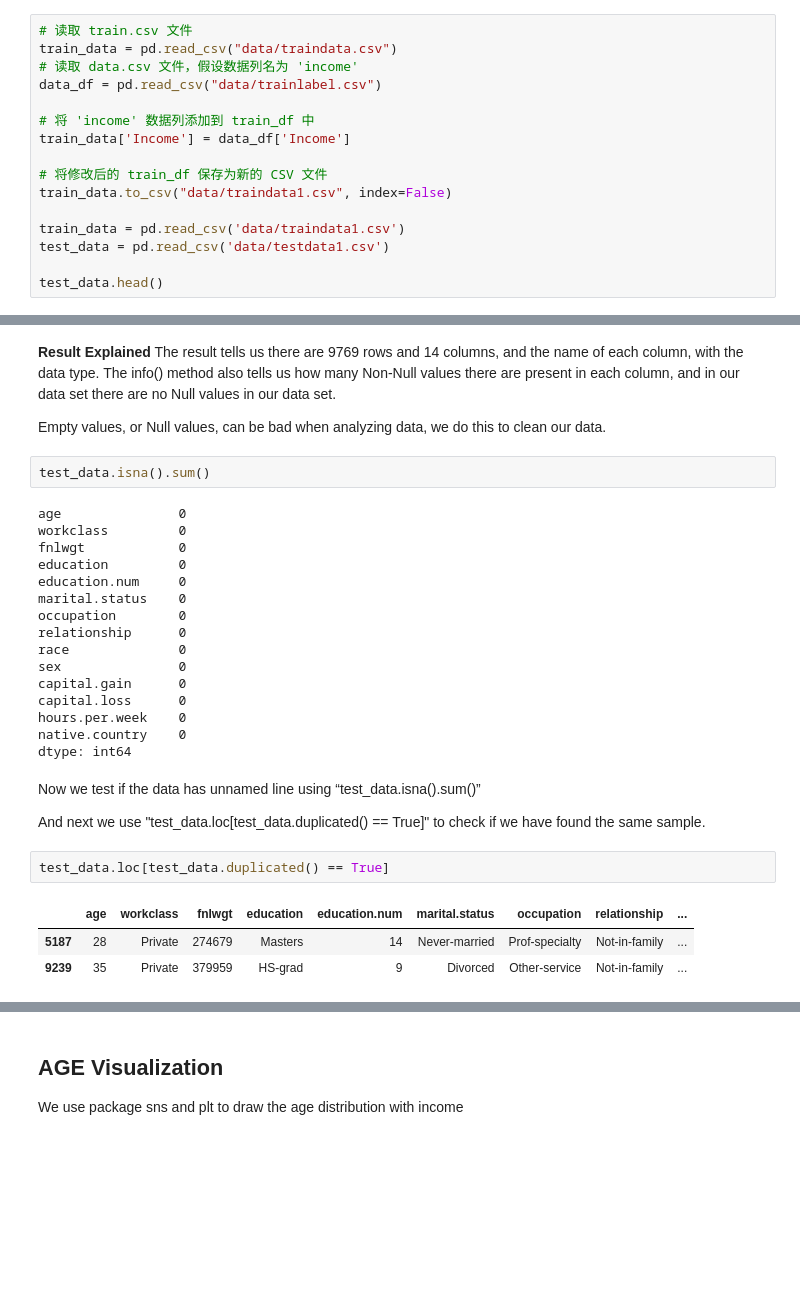
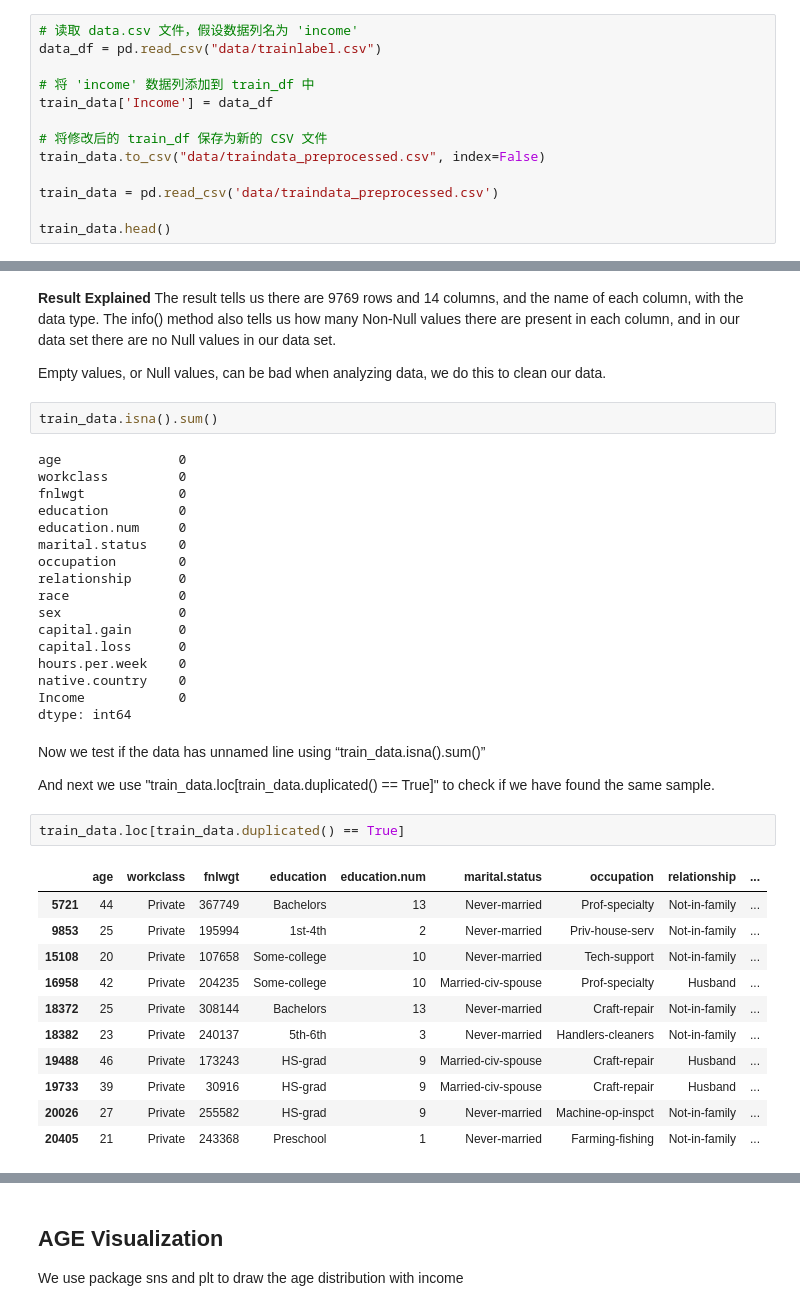
Before and after one commit to Laihb1106205841/CS311-AI-Peoject3-XGBoost, a Jupyter notebook: Visualization.ipynb, the cells around one changed output, grey strips where cells are left out. Drawn from its saved outputs; the diff is of its cells as text; blank space fills up the shorter version.

```diff
--- a/Visualization.ipynb
+++ b/Visualization.ipynb
@@ -24,18 +55,15 @@ We load the data by adding the income line into the csv
 # %%
-# 读取 train.csv 文件
-train_data = pd.read_csv("data/traindata.csv")
 # 读取 data.csv 文件，假设数据列名为 'income'
 data_df = pd.read_csv("data/trainlabel.csv")
 
 # 将 'income' 数据列添加到 train_df 中
-train_data['Income'] = data_df['Income']
+train_data['Income'] = data_df
 
 # 将修改后的 train_df 保存为新的 CSV 文件
-train_data.to_csv("data/traindata1.csv", index=False)
+train_data.to_csv("data/traindata_preprocessed.csv", index=False)
 
-train_data = pd.read_csv('data/traindata1.csv')
-test_data = pd.read_csv('data/testdata1.csv')
+train_data = pd.read_csv('data/traindata_preprocessed.csv')
 
-test_data.head()
+train_data.head()
 # %% [output]
 |  | age | workclass | fnlwgt | education | education.num | marital.status | occupation | relationship | ... |
@@ -71,7 +99,7 @@ The info() method also tells us how many Non-Null values there are present in ea
 
 Empty values, or Null values, can be bad when analyzing data, we do this to clean our data.
 # %%
-test_data.isna().sum()
+train_data.isna().sum()
 # %% [output]
 age               0
 workclass         0
@@ -87,16 +115,25 @@ capital.gain      0
 capital.loss      0
 hours.per.week    0
 native.country    0
+Income            0
 dtype: int64
 # %% [markdown]
-Now we test if the data has unnamed line using “test_data.isna().sum()”
+Now we test if the data has unnamed line using “train_data.isna().sum()”
 
-And next we use "test_data.loc[test_data.duplicated() == True\]" to check if we have found the same sample.
+And next we use "train_data.loc[train_data.duplicated() == True\]" to check if we have found the same sample.
 # %%
-test_data.loc[test_data.duplicated() == True]
+train_data.loc[train_data.duplicated() == True]
 # %% [output]
 |  | age | workclass | fnlwgt | education | education.num | marital.status | occupation | relationship | ... |
-| 5187 | 28 | Private | 274679 | Masters | 14 | Never-married | Prof-specialty | Not-in-family | ... |
-| 9239 | 35 | Private | 379959 | HS-grad | 9 | Divorced | Other-service | Not-in-family | ... |
+| 5721 | 44 | Private | 367749 | Bachelors | 13 | Never-married | Prof-specialty | Not-in-family | ... |
+| 9853 | 25 | Private | 195994 | 1st-4th | 2 | Never-married | Priv-house-serv | Not-in-family | ... |
+| 15108 | 20 | Private | 107658 | Some-college | 10 | Never-married | Tech-support | Not-in-family | ... |
+| 16958 | 42 | Private | 204235 | Some-college | 10 | Married-civ-spouse | Prof-specialty | Husband | ... |
+| 18372 | 25 | Private | 308144 | Bachelors | 13 | Never-married | Craft-repair | Not-in-family | ... |
+| 18382 | 23 | Private | 240137 | 5th-6th | 3 | Never-married | Handlers-cleaners | Not-in-family | ... |
+| 19488 | 46 | Private | 173243 | HS-grad | 9 | Married-civ-spouse | Craft-repair | Husband | ... |
+| 19733 | 39 | Private | 30916 | HS-grad | 9 | Married-civ-spouse | Craft-repair | Husband | ... |
+| 20026 | 27 | Private | 255582 | HS-grad | 9 | Never-married | Machine-op-inspct | Not-in-family | ... |
+| 20405 | 21 | Private | 243368 | Preschool | 1 | Never-married | Farming-fishing | Not-in-family | ... |
 # %% [markdown]
 ## Get a bird eye view of the data
```
Also changed, not shown: parts of 9 cells of this notebook, 4 other files.
